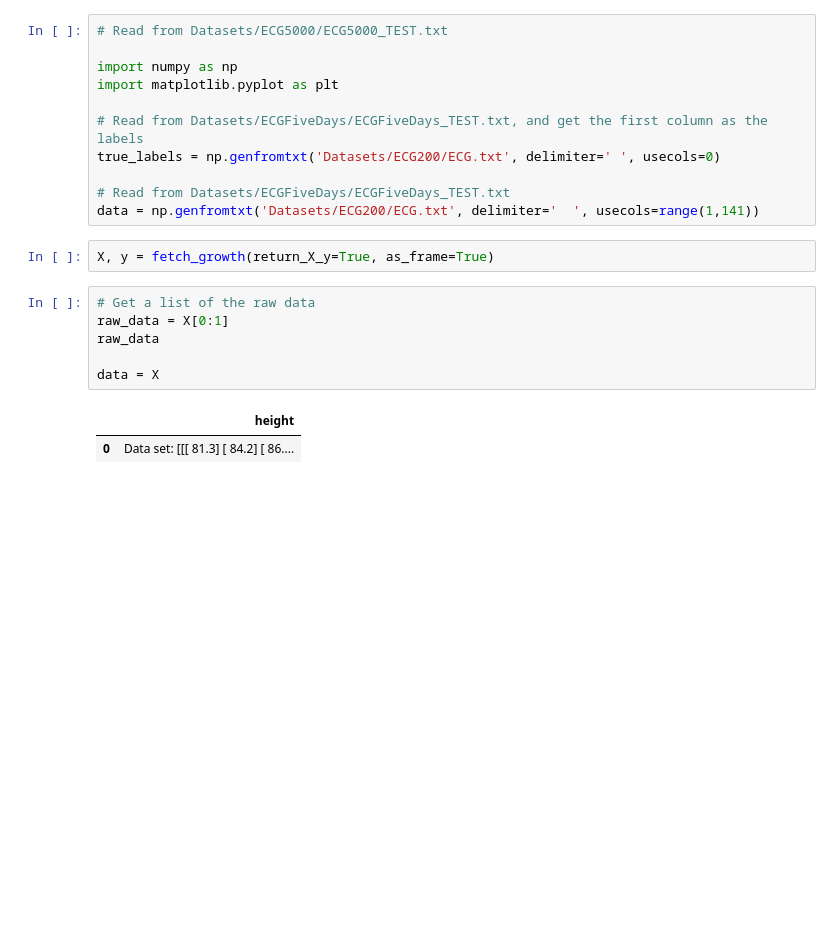
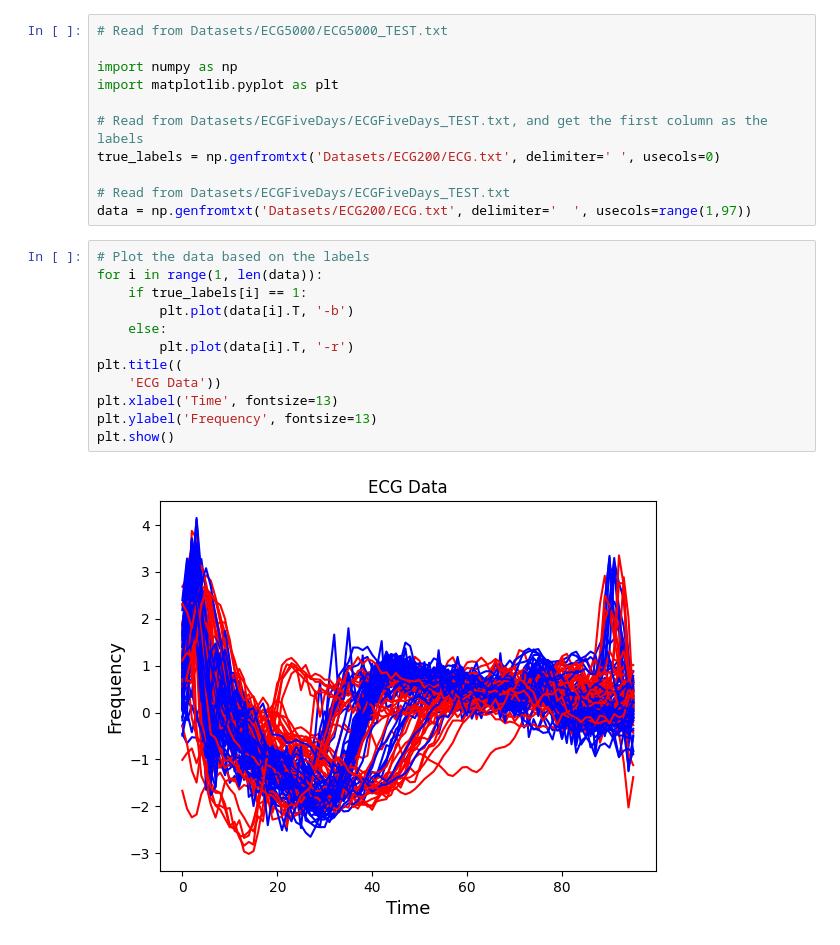
Before and after one commit to Newman251/Thesis-Functional_Data_Ensemble_Clustering_From_FDA, a Jupyter notebook: real_dataset2.ipynb, the cells around one changed output. Saved outputs shown, nothing was run; the diff lists cells and outputs as text; blank space fills up the shorter version.

Commit message:
Real data simulations

```diff
--- a/real_dataset2.ipynb
+++ b/real_dataset2.ipynb
@@ -8,18 +8,21 @@ import matplotlib.pyplot as plt
 true_labels = np.genfromtxt('Datasets/ECG200/ECG.txt', delimiter=' ', usecols=0)
 
 # Read from Datasets/ECGFiveDays/ECGFiveDays_TEST.txt
-data = np.genfromtxt('Datasets/ECG200/ECG.txt', delimiter='  ', usecols=range(1,141))
+data = np.genfromtxt('Datasets/ECG200/ECG.txt', delimiter='  ', usecols=range(1,97))
-# %%
-X, y = fetch_growth(return_X_y=True, as_frame=True)
-# %%
-# Get a list of the raw data
-raw_data = X[0:1]
-raw_data
-
-data = X
-# %% [output]
-|  | height |
-| 0 | Data set: [[[ 81.3] [ 84.2] [ 86.... |
+# %%
+# Plot the data based on the labels
+for i in range(1, len(data)):
+    if true_labels[i] == 1:
+        plt.plot(data[i].T, '-b')
+    else:
+        plt.plot(data[i].T, '-r')
+plt.title((
+    'ECG Data'))
+plt.xlabel('Time', fontsize=13)
+plt.ylabel('Frequency', fontsize=13)
+plt.show()
+# %% [output]
+[figure, added]
 # %%
 import scipy
 from scipy import spatial, interpolate
```
Also changed, not shown: parts of 6 cells of this notebook.
